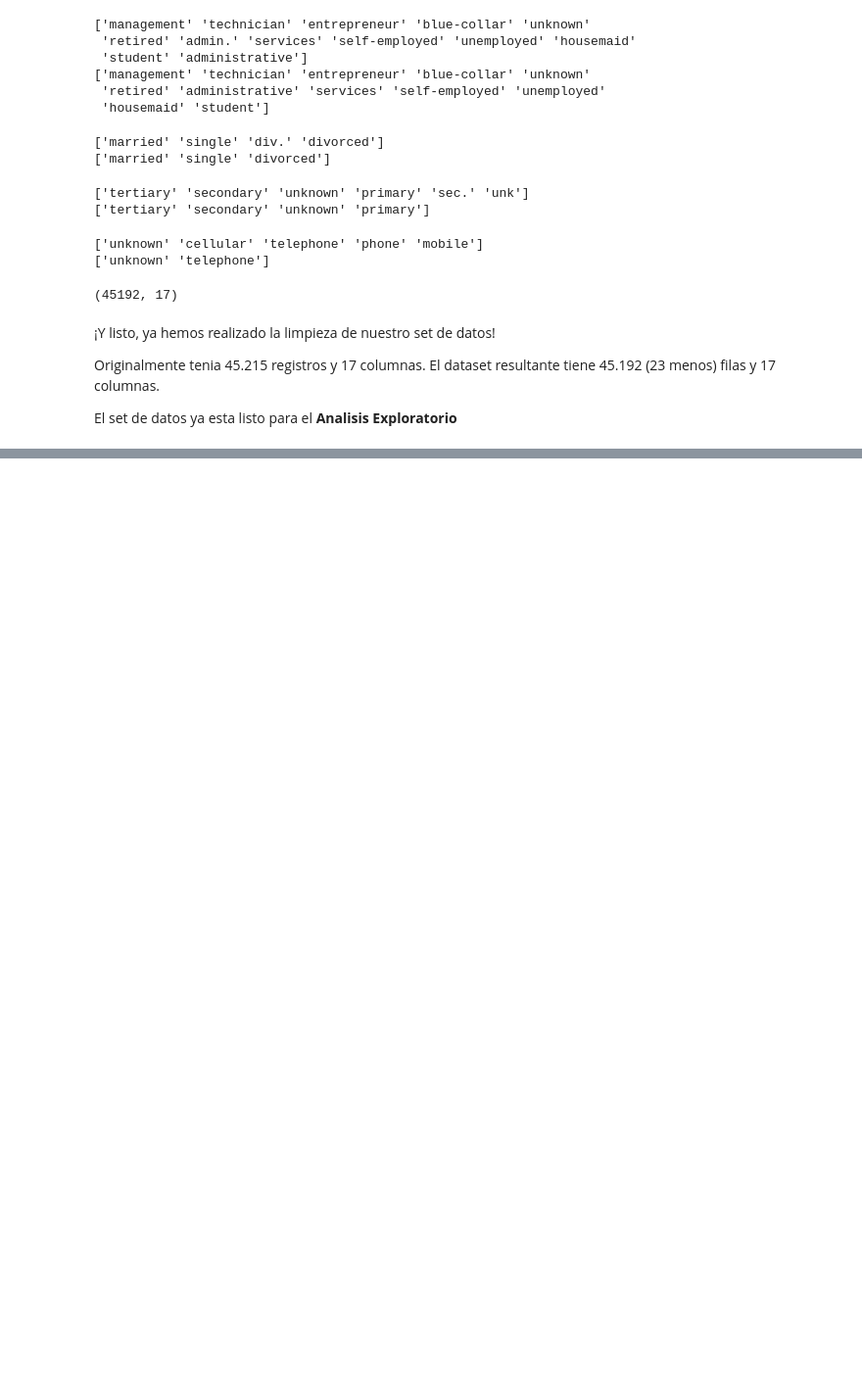
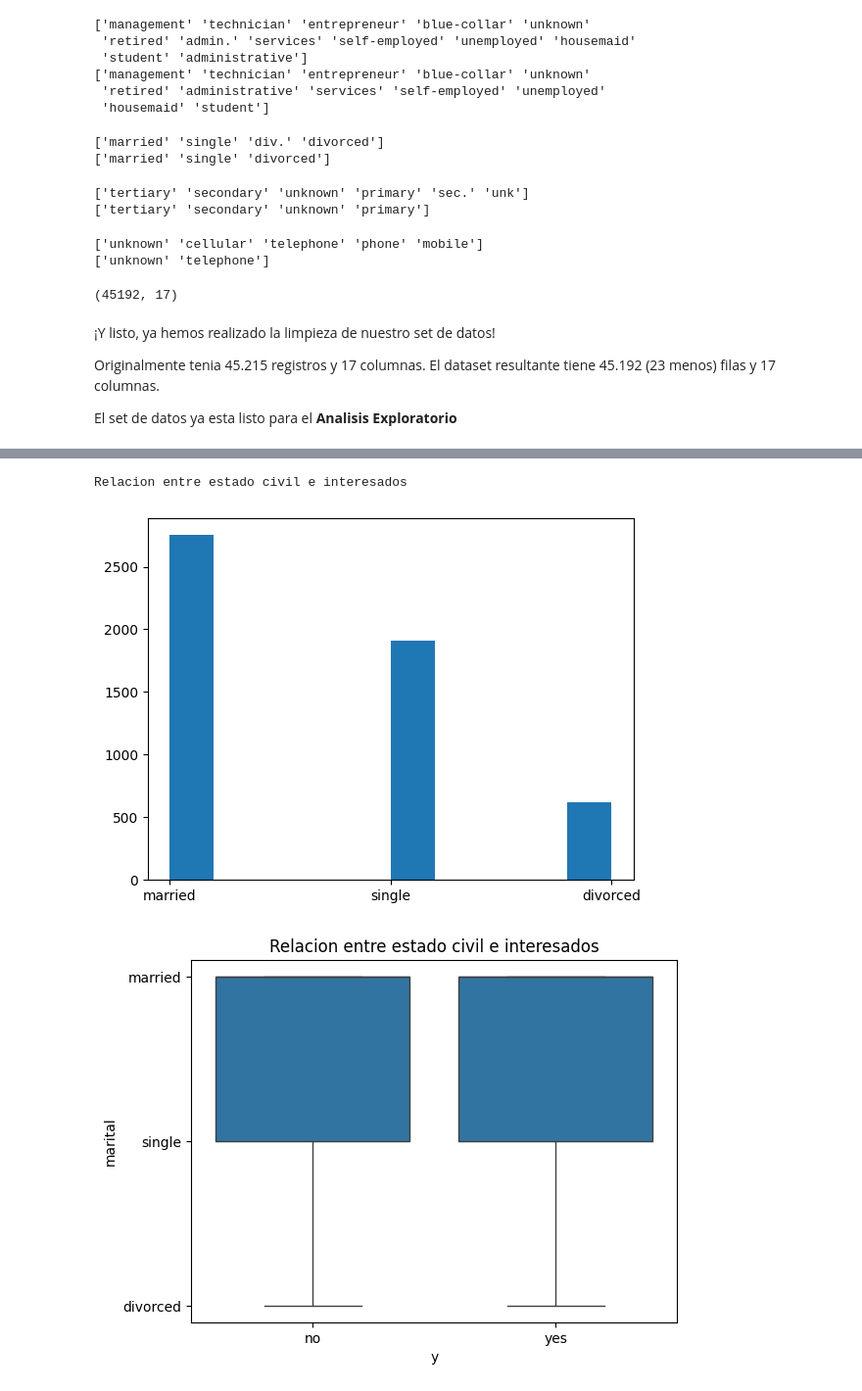
Before and after one commit to Dagnne/TalentoTechDag, a Jupyter notebook: Dagnne_Limpieza_datos.ipynb, the cells around one changed output, grey strips where cells are left out. Shown: that part at 98% size. Drawn from its saved outputs; the diff is of its cells as text; code cells hidden in the pictures; blank space fills up the shorter version.

```diff
--- a/Dagnne_Limpieza_datos.ipynb
+++ b/Dagnne_Limpieza_datos.ipynb
@@ -478,0 +582,17 @@ data.to_csv(ruta, index=False)
+# %%
+# 5. Relacion entre estado civil e interesados
+
+print('Relacion entre estado civil e interesados')
+
+data['marital'] = data['marital'].astype('str') # se debe convertir el tipo de datos (astype) de marital a string,
+# para que el histograma se ejecute correctamente
+plt.hist(data[data['y']=='yes']['marital'])
+plt.show()
+
+sns.boxplot(x='y', y='marital', data=data)
+plt.title('Relacion entre estado civil e interesados')
+plt.show()
+# %% [output]
+Relacion entre estado civil e interesados
+[figure, added]
+[figure, added]
```
Also changed, not shown: parts of 15 cells of this notebook.
